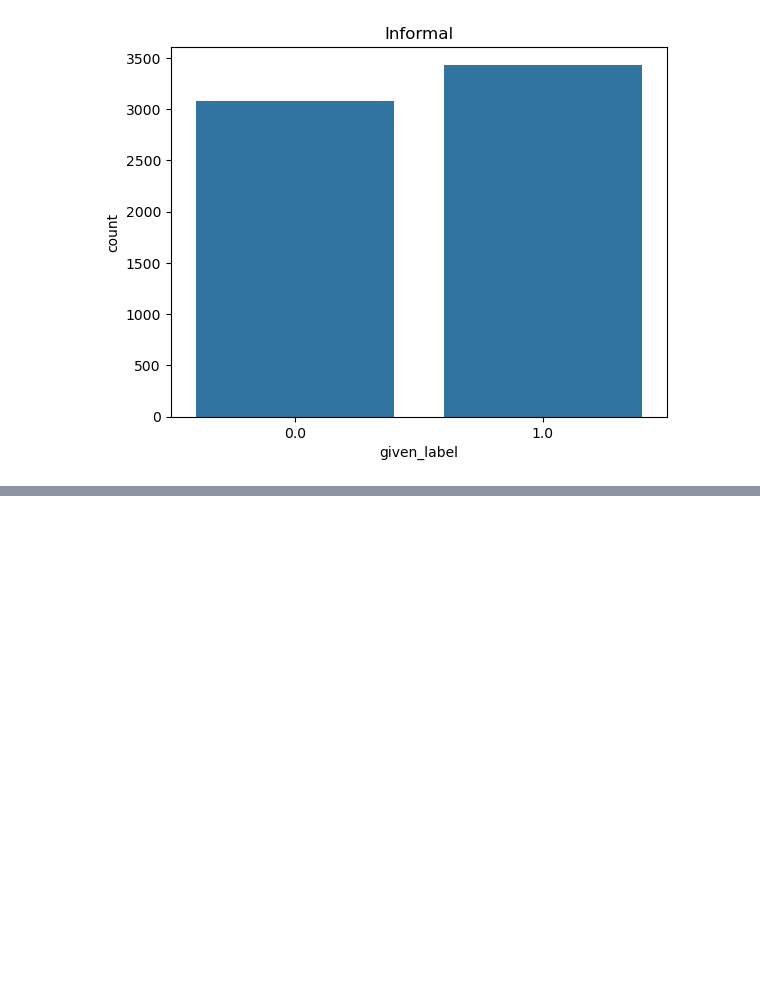
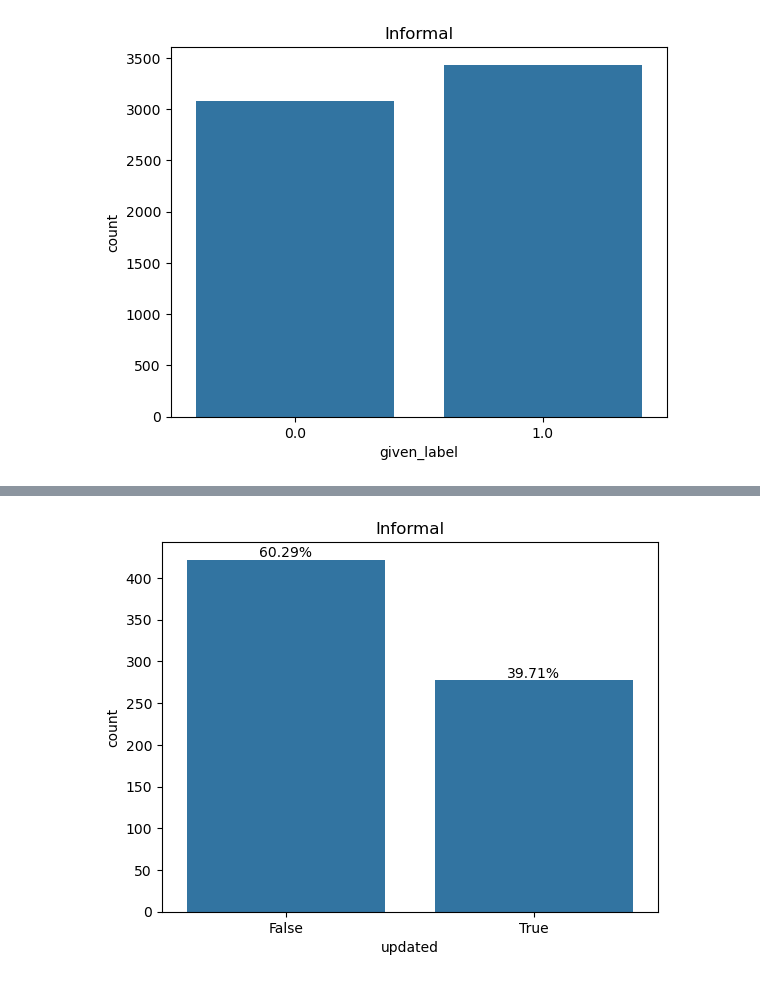
Before and after one commit to lino-zurmuehl/Master_Thesis_Dogwhistle, a Jupyter notebook: First_EDA.ipynb, the cells around one changed output, grey strips where cells are left out. Cells and saved outputs as stored; diff of their text form; code cells hidden in the pictures; blank space fills up the shorter version.

```diff
--- a/First_EDA.ipynb
+++ b/First_EDA.ipynb
@@ -264,0 +252,16 @@ identified_nd_issues.head()
+# %%
+# load reviewed_labels.csv
+reviewed_labels = pd.read_csv('vetting_instances/reviewed_labels.csv')
+# %%
+# Count given_label not equal to final_label in reviewed_labels and plot it
+reviewed_labels['updated'] = reviewed_labels['given_label'] != reviewed_labels['final_label']
+ax = sns.countplot(x='updated', data=reviewed_labels)
+# add percentage to the plot
+total = len(reviewed_labels)
+for p in ax.patches:
+    height = p.get_height()
+    ax.text(p.get_x() + p.get_width() / 2, height + 3, f'{height/total:.2%}', ha="center")
+plt.title('Informal')
+plt.show()
+# %% [output]
+[figure, added]
```
Also changed, not shown: parts of 11 cells of this notebook, 3 other files.
